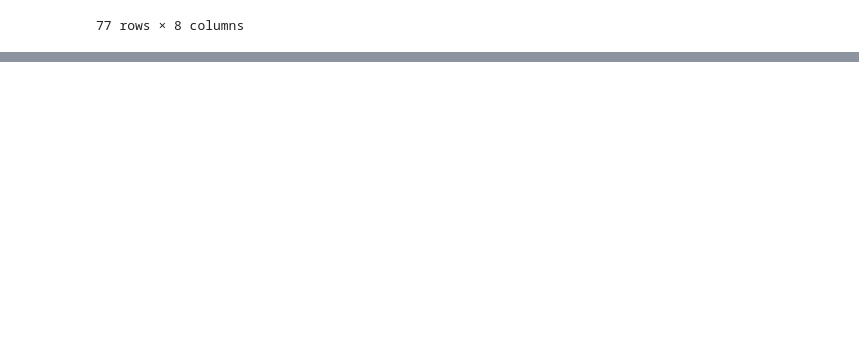
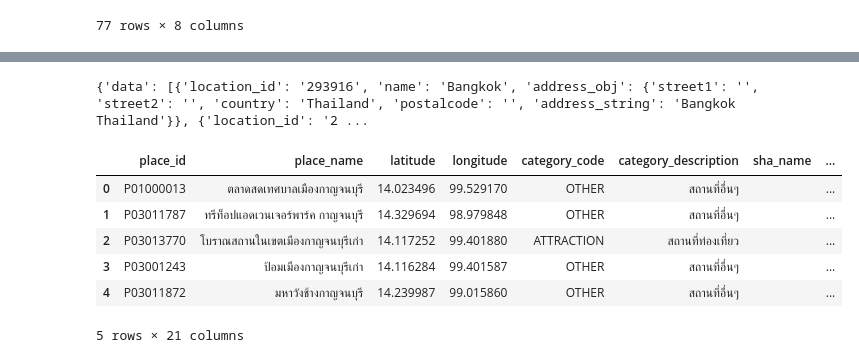
Before and after one commit to ittichaib/IS_Project_Thailand_Tourism_Recommendation, a Jupyter notebook: main.ipynb, the cells around one changed output, grey strips where cells are left out. Cells and saved outputs as stored; diff of their text form; code cells hidden in the pictures; blank space fills up the shorter version.

```diff
--- a/main.ipynb
+++ b/main.ipynb
@@ -100,0 +111,35 @@ else:
+# %%
+import hook.tripadvisor_data as td
+location = td.TripadvisorApi(os.getenv('TRIPADVISOR_API_KEY'))
+print(location.location_search('Bangkok').json())
+# %% [output]
+{'data': [{'location_id': '293916', 'name': 'Bangkok', 'address_obj': {'street1': '', 'street2': '', 'country': 'Thailand', 'postalcode': '', 'address_string': 'Bangkok Thailand'}}, {'location_id': '2 ...
+# %%
+import hook.thai_tourism_data as tat
+tourism_location = tat.ThaiTourismAPI()
+search_params = {
+        "keyword": "กาญจนบุรี",  # Example keyword for Kanchanaburi
+        "location": "13.6904831,100.5226014",
+        "categorycodes": "RESTAURANT",
+        "province_name": "Bangkok",
+        "radius": 20,
+        "number_of_result": 10,
+        "page_number": 1,
+        "destination": "Bangkok",
+        "filter_by_update_date": "2019/09/01-2021/12/31"
+    }
+tourism_data = tourism_location.fetch_search_location(**search_params)
+
+df = pd.DataFrame([vars(place) for place in tourism_data])
+
+df.head(5)
+# for place in tourism_data:
+#         print(f"Place Name: {place.place_name}, Province: {place.province}, Latitude: {place.latitude}, Longitude: {place.longitude}")
+# %% [output]
+|  | place_id | place_name | latitude | longitude | category_code | category_description | sha_name | ... |
+| 0 | P01000013 | ตลาดสดเทศบาลเมืองกาญจนบุรี | 14.023496 | 99.529170 | OTHER | สถานที่อื่นๆ |  | ... |
+| 1 | P03011787 | ทรีท็อปแอดเวนเจอร์พาร์ค กาญจนบุรี | 14.329694 | 98.979848 | OTHER | สถานที่อื่นๆ |  | ... |
+| 2 | P03013770 | โบราณสถานในเขตเมืองกาญจนบุรีเก่า | 14.117252 | 99.401880 | ATTRACTION | สถานที่ท่องเที่ยว |  | ... |
+| 3 | P03001243 | ป้อมเมืองกาญจนบุรีเก่า | 14.116284 | 99.401587 | OTHER | สถานที่อื่นๆ |  | ... |
+| 4 | P03011872 | มหาวังช้างกาญจนบุรี | 14.239987 | 99.015860 | OTHER | สถานที่อื่นๆ |  | ... |
+5 rows × 21 columns
```
Also changed, not shown: parts of 4 cells of this notebook, 7 other files.
